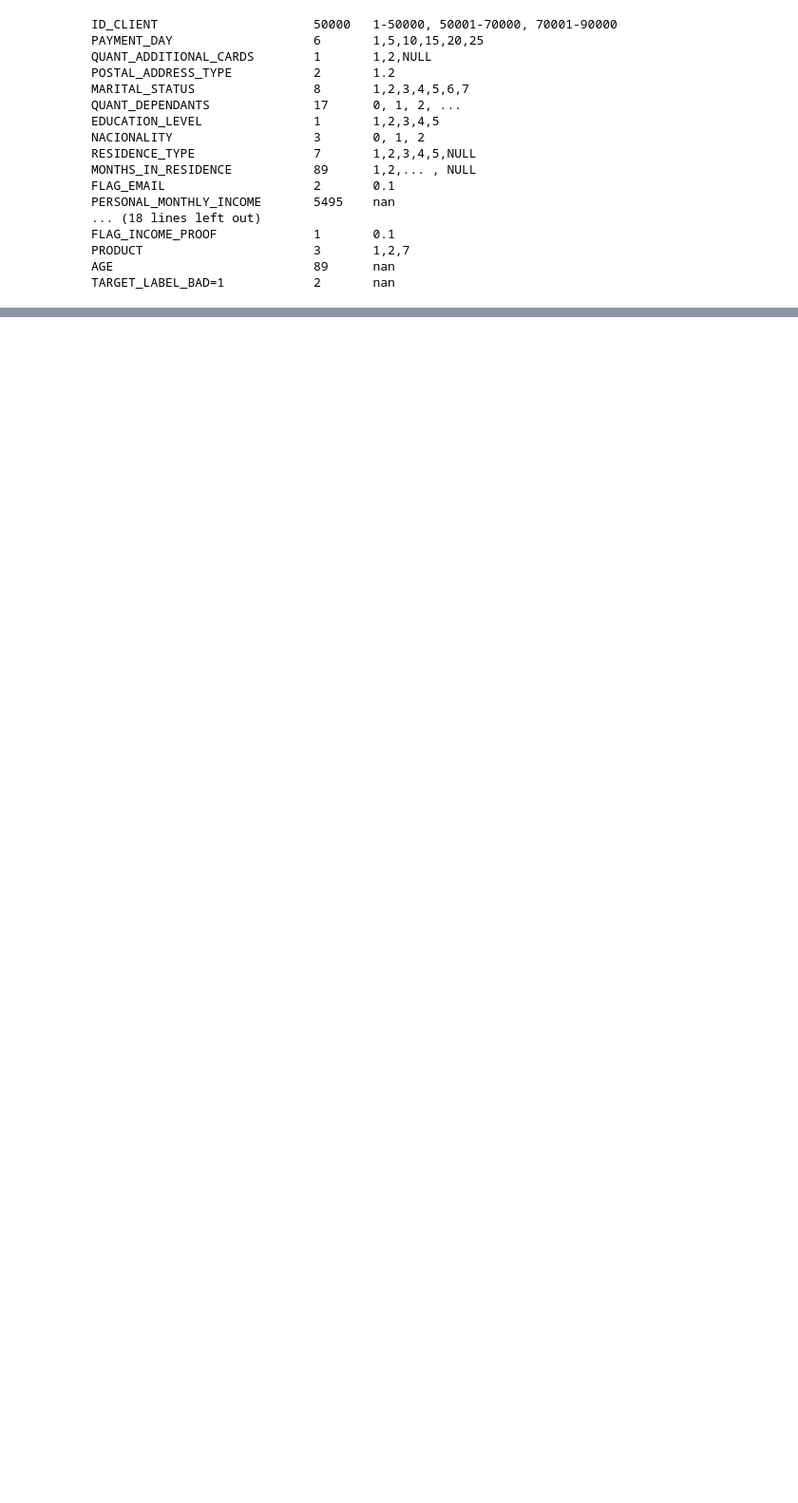
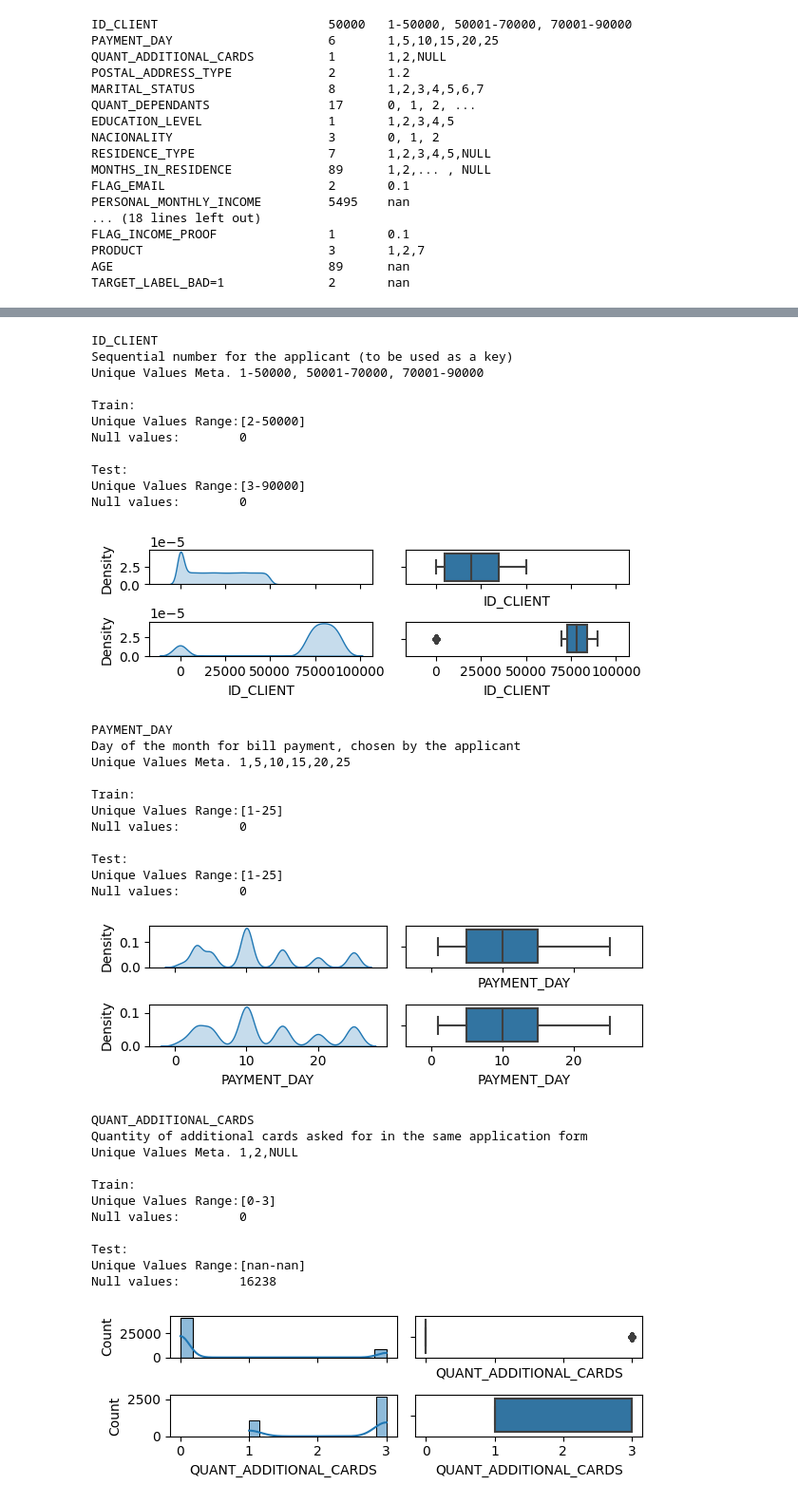
Before and after one commit to tutecode/credit-risk-analysis, a Jupyter notebook: notebook_principal.ipynb, the cells around one changed output, grey strips where cells are left out. Shown at 95% size. Drawn from its saved outputs; the diff is of its cells as text; code cells hidden in the pictures; blank space fills up the shorter version.

```diff
--- a/notebook_principal.ipynb
+++ b/notebook_principal.ipynb
@@ -410,0 +507,71 @@ TARGET_LABEL_BAD=1            2       nan
+# %%
+# current name column to analyse
+for number_field in number_field_name[:-1]:
+    curr_col_name = number_field
+    #app_train_cop.dropna(subset=[curr_col_name], how='any', inplace=True)
+    print("\n{:<20}\n{}".format(curr_col_name,metadata.iloc[metadata_dic[curr_col_name],1]))
+    print("{:<20}{}".format("Unique Values Meta.",metadata.iloc[metadata_dic[curr_col_name],2]))
+    print("\nTrain:")
+    min_u_train = app_train_cop[curr_col_name].sort_values().unique().min()
+    max_u_train = app_train_cop[curr_col_name].sort_values().unique().max()
+    min_u_test = app_test_cop[curr_col_name].sort_values().unique().min()
+    max_u_test = app_test_cop[curr_col_name].sort_values().unique().max()
+    print("{:<20}[{}-{}]".format("Unique Values Range:",min_u_train,max_u_train))
+    print("{:<20}{}".format("Null values:",app_train_cop[curr_col_name].isna().sum()))
+    print("\nTest:")
+    print("{:<20}[{}-{}]".format("Unique Values Range:",min_u_test,max_u_test))
+    print("{:<20}{}".format("Null values:",app_test_cop[curr_col_name].isna().sum()))
+
+    if(app_train[curr_col_name].var() != 0):
+        fig, axes = plt.subplots(2, 2, sharex=True, figsize=(6,2))
+        sns.kdeplot(ax=axes[0][0],x=app_train_cop.loc[:,curr_col_name],fill=True)
+        sns.boxplot(ax=axes[0][1],x=app_train_cop.loc[:,curr_col_name])
+        sns.kdeplot(ax=axes[1][0],x=app_test_cop.loc[:,curr_col_name],fill=True)
+        sns.boxplot(ax=axes[1][1],x=app_test_cop.loc[:,curr_col_name])
+        plt.tight_layout()
+        plt.show()
+    else:
+        fig, axes = plt.subplots(2, 2, sharex=True, figsize=(6,2))
+        sns.histplot(ax=axes[0][0],data=app_train_cop,x=curr_col_name,kde=True)
+        sns.boxplot(ax=axes[0][1],x=app_train_cop.loc[:,curr_col_name])
+        sns.histplot(ax=axes[1][0],data=app_test_cop,x=curr_col_name,kde=True)
+        sns.boxplot(ax=axes[1][1],x=app_test_cop.loc[:,curr_col_name])
+        plt.tight_layout()
+        plt.show()
+# %% [output]
+ID_CLIENT
+Sequential number for the applicant (to be used as a key)
+Unique Values Meta. 1-50000, 50001-70000, 70001-90000
+
+Train:
+Unique Values Range:[2-50000]
+Null values:        0
+
+Test:
+Unique Values Range:[3-90000]
+Null values:        0
+[figure, added]
+PAYMENT_DAY
+Day of the month for bill payment, chosen by the applicant
+Unique Values Meta. 1,5,10,15,20,25
+
+Train:
+Unique Values Range:[1-25]
+Null values:        0
+
+Test:
+Unique Values Range:[1-25]
+Null values:        0
+[figure, added]
+QUANT_ADDITIONAL_CARDS
+Quantity of additional cards asked for in the same application form
+Unique Values Meta. 1,2,NULL
+
+Train:
+Unique Values Range:[0-3]
+Null values:        0
+
+Test:
+Unique Values Range:[nan-nan]
+Null values:        16238
+[figure, added]
```
Also changed, not shown: parts of 16 cells of this notebook.
